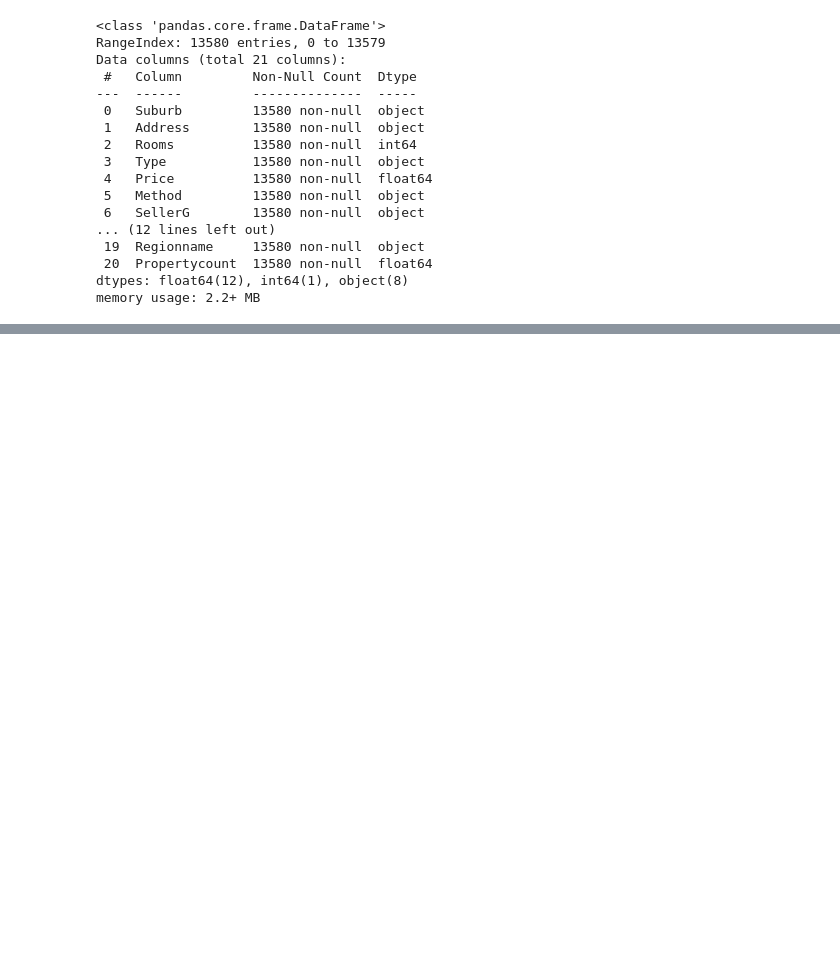
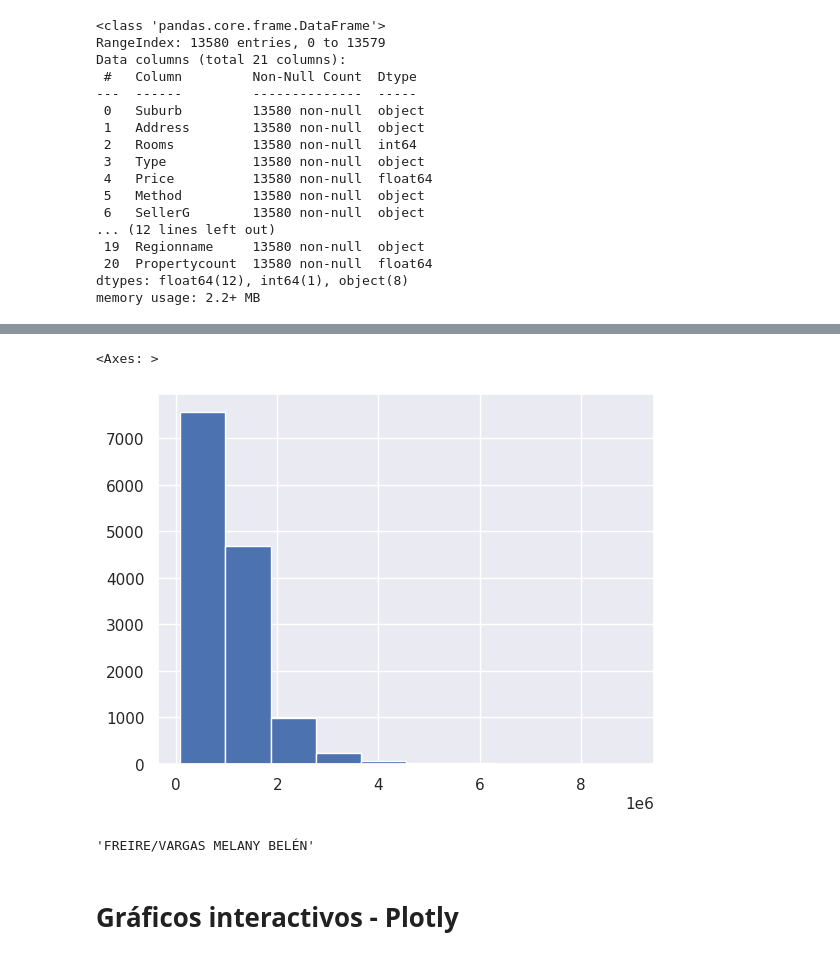
Before and after one commit to alejo-acosta/pmdb-material, a Jupyter notebook: 4.0-visualizacion.ipynb, the cells around one changed output, grey strips where cells are left out. Cells and saved outputs as stored; diff of their text form; code cells hidden in the pictures; blank space fills up the shorter version.

```diff
--- a/4.0-visualizacion.ipynb
+++ b/4.0-visualizacion.ipynb
@@ -171,3 +171,8 @@ df.describe().round(2)
 | 50% | 3.00 | 903000.00 | 9.20 | 3084.00 | 3.00 | 1.00 | 2.00 | 440.00 | 126.00 | 1970.00 | ... |
 | 75% | 3.00 | 1330000.00 | 13.00 | 3148.00 | 3.00 | 2.00 | 2.00 | 651.00 | 174.00 | 1999.00 | ... |
 | max | 10.00 | 9000000.00 | 48.10 | 3977.00 | 20.00 | 8.00 | 10.00 | 433014.00 | 44515.00 | 2018.00 | ... |
+# %%
+df['Price'].hist()
+# %% [output]
+<Axes: >
+[figure, added]
@@ -173,0 +181,6 @@ df.describe().round(2)
+# %%
+np.random.choice(lista, 1)[0]
+# %% [output]
+'FREIRE/VARGAS MELANY BELÉN'
+# %% [markdown]
+# Gráficos interactivos - Plotly
```
Also changed, not shown: parts of 6 cells of this notebook, 57 other files.
